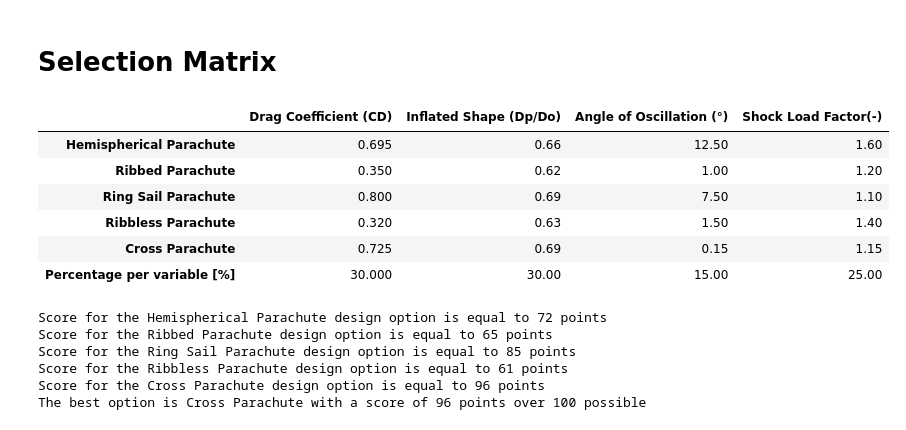
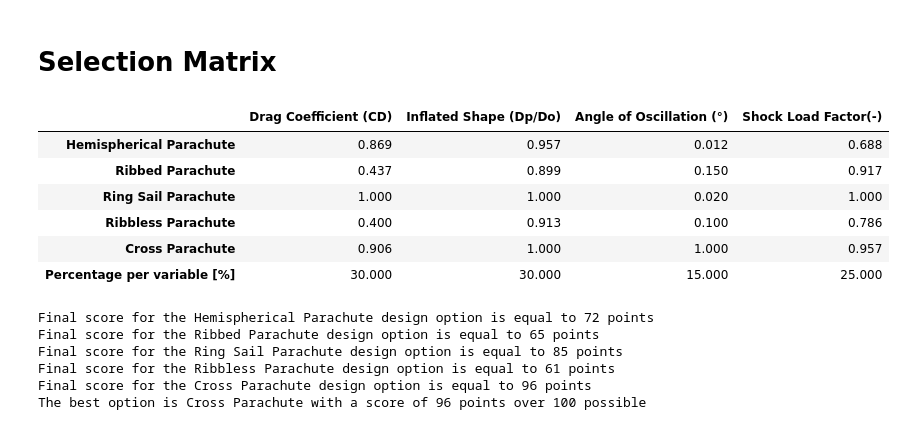
Before and after one commit to davidmf17/P_CS_Final_Project, a Jupyter notebook: Rocketry_Tools_P&CS_Final_Project.ipynb, the cells around one changed output. Saved outputs shown, nothing was run; the diff lists cells and outputs as text; code cells hidden in the pictures.

```diff
--- a/Rocketry_Tools_P&CS_Final_Project.ipynb
+++ b/Rocketry_Tools_P&CS_Final_Project.ipynb
@@ -364,17 +364,18 @@ class decision_matrix:
       if(self.max_or_min_info[i]):
         min_or_max_value = (np.max(self.original_matrix[:, i]))
         for j in range(self.design_options_number):
-          self.normalized_matrix[j][i] = self.original_matrix[j][i] / min_or_max_value
+          self.normalized_matrix[j][i] = round(self.original_matrix[j][i] / min_or_max_value, 3)
       else:
         min_or_max_value = (np.min(self.original_matrix[:, i]))
         for j in range(self.design_options_number):
-          self.normalized_matrix[j][i] = min_or_max_value / self.original_matrix[j][i]
+          self.normalized_matrix[j][i] = round(min_or_max_value / self.original_matrix[j][i], 3)
 
   def show_normalized_matrix(self):
     # Shows the normalized matrix
-    self.normalized_matrix()
+    self.calculate_normalized_matrix()
 
     dfNormalize = pd.DataFrame(self.normalized_matrix, index=self.design_options_names, columns=self.variables_names)
+    dfNormalize.loc['Percentage per variable [%]'] = self.variables_percentages
     return dfNormalize
 
   def best_option(self):
@@ -405,20 +406,21 @@ parachute_matrix.add_value_per_option("Ribbless Parachute", [0.32, 0.63, 1.5, 1.
 parachute_matrix.add_value_per_option("Cross Parachute", [0.725, 0.69, 0.15, 1.15])
 # %%
 parachute_matrix.show_matrix()
+parachute_matrix.show_normalized_matrix()
 # %% [output]
 |  | Drag Coefficient (CD) | Inflated Shape (Dp/Do) | Angle of Oscillation (°) | Shock Load Factor(-) |
-| Hemispherical Parachute | 0.695 | 0.66 | 12.50 | 1.60 |
-| Ribbed Parachute | 0.350 | 0.62 | 1.00 | 1.20 |
-| Ring Sail Parachute | 0.800 | 0.69 | 7.50 | 1.10 |
-| Ribbless Parachute | 0.320 | 0.63 | 1.50 | 1.40 |
-| Cross Parachute | 0.725 | 0.69 | 0.15 | 1.15 |
-| Percentage per variable [%] | 30.000 | 30.00 | 15.00 | 25.00 |
+| Hemispherical Parachute | 0.869 | 0.957 | 0.012 | 0.688 |
+| Ribbed Parachute | 0.437 | 0.899 | 0.150 | 0.917 |
+| Ring Sail Parachute | 1.000 | 1.000 | 0.020 | 1.000 |
+| Ribbless Parachute | 0.400 | 0.913 | 0.100 | 0.786 |
+| Cross Parachute | 0.906 | 1.000 | 1.000 | 0.957 |
+| Percentage per variable [%] | 30.000 | 30.000 | 15.000 | 25.000 |
 # %%
 parachute_matrix.best_option()
 # %% [output]
-Score for the Hemispherical Parachute design option is equal to 72 points
-Score for the Ribbed Parachute design option is equal to 65 points
-Score for the Ring Sail Parachute design option is equal to 85 points
-Score for the Ribbless Parachute design option is equal to 61 points
-Score for the Cross Parachute design option is equal to 96 points
+Final score for the Hemispherical Parachute design option is equal to 72 points
+Final score for the Ribbed Parachute design option is equal to 65 points
+Final score for the Ring Sail Parachute design option is equal to 85 points
+Final score for the Ribbless Parachute design option is equal to 61 points
+Final score for the Cross Parachute design option is equal to 96 points
 The best option is Cross Parachute with a score of 96 points over 100 possible
```
Also changed, not shown: parts of 2 cells of this notebook.
